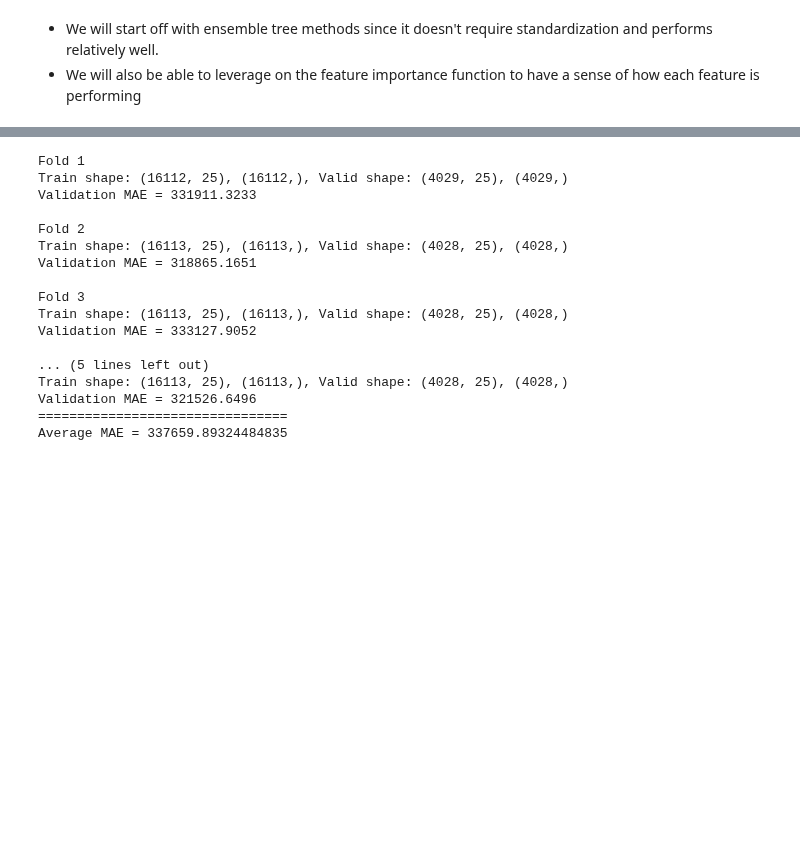
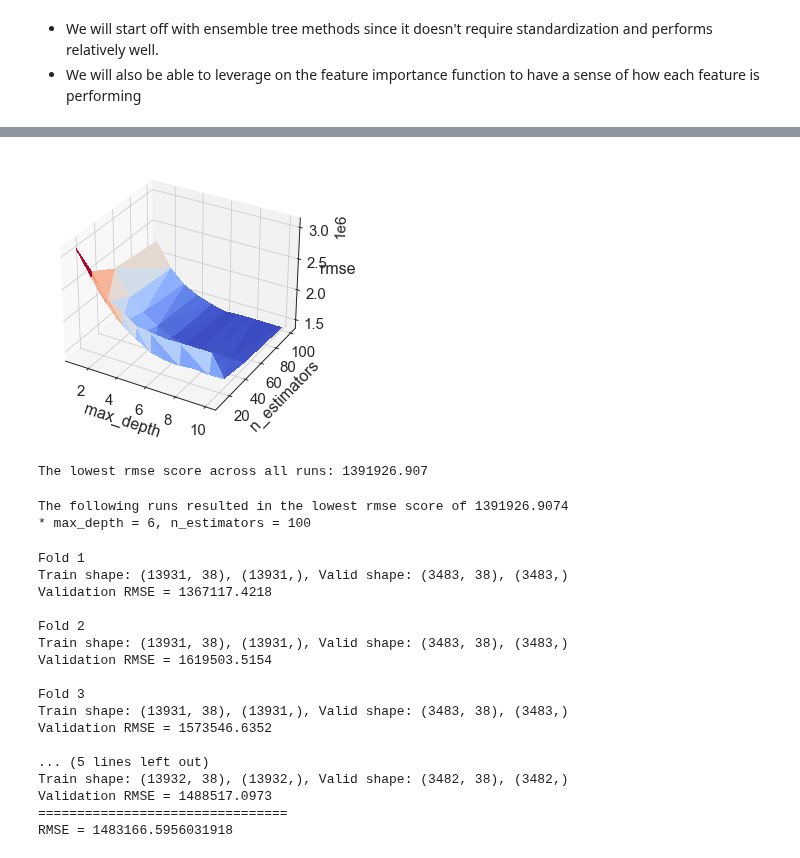
Before and after one commit to Joanna-Khek/CS5228_TeamMaverick, a Jupyter notebook: src/Training.ipynb, the cells around one changed output, grey strips where cells are left out. Drawn from its saved outputs; the diff is of its cells as text; code cells hidden in the pictures; blank space fills up the shorter version.

```diff
--- a/src/Training.ipynb
+++ b/src/Training.ipynb
@@ -64,3 +97,30 @@ k_fold = KFold(n_splits=5, shuffle=True, random_state=0)
+# %%
+fig = plt.figure()
+ax = fig.add_subplot(111, projection='3d')
+ax.set_xlabel(r'max_depth', fontsize=16)
+ax.set_ylabel(r'n_estimators', fontsize=16)
+ax.set_zlabel('rmse', fontsize=16)
+
+surf = ax.plot_trisurf(ds, ns, rmse, cmap=plt.cm.coolwarm, linewidth=0, antialiased=False)
+plt.tight_layout()
+plt.show()
+# %% [output]
+[figure, added]
+# %%
+rmse_min = np.min(rmse)
+
+print('The lowest rmse score across all runs: {:.3f}'.format(rmse_min))
+# %% [output]
+The lowest rmse score across all runs: 1391926.907
+# %%
+best_runs = np.where(rmse == rmse_min)[0]
+
+print('The following runs resulted in the lowest rmse score of {:.4f}'.format(rmse_min))
+for run in best_runs:
+    print('* max_depth = {}, n_estimators = {}'.format(ds[run], ns[run]))
+# %% [output]
+The following runs resulted in the lowest rmse score of 1391926.9074
+* max_depth = 6, n_estimators = 100
 # %%
 for fold, (train_idx, val_idx) in enumerate(k_fold.split(X, y)):
 
@@ -69,35 +129,36 @@ for fold, (train_idx, val_idx) in enumerate(k_fold.split(X, y)):
     X_val, y_val = X.iloc[val_idx,:], y[val_idx]
     print("Train shape: {}, {}, Valid shape: {}, {}".format(X_train.shape, y_train.shape, X_val.shape, y_val.shape))
 
-    rf = RandomForestRegressor().fit(X_train, y_train)
+    model = LGBMRegressor(max_depth=6, n_estimators=250)
+    model.fit(X_train, y_train)
 
-    y_pred = rf.predict(X_val)
+    y_pred = model.predict(X_val)
 
-    feat_importance["Importance_Fold"+str(fold)] = rf.feature_importances_
+    feat_importance["Importance_Fold"+str(fold)] = model.feature_importances_
 
-    mae_score = mean_absolute_error(y_val, y_pred)
-    fold_score.append(mae_score)
-    print("Validation MAE = {:.4f}".format(mae_score))
+    rmse_score = sqrt(mean_squared_error(y_val, y_pred))
+    fold_score.append(rmse_score)
+    print("Validation RMSE = {:.4f}".format(rmse_score))
 print("================================")
-print("Average MAE = {}".format(np.mean(fold_score)))
+print("RMSE = {}".format(np.mean(fold_score)))
 # %% [output]
 Fold 1
-Train shape: (16112, 25), (16112,), Valid shape: (4029, 25), (4029,)
-Validation MAE = 331911.3233
+Train shape: (13931, 38), (13931,), Valid shape: (3483, 38), (3483,)
+Validation RMSE = 1367117.4218
 
 Fold 2
-Train shape: (16113, 25), (16113,), Valid shape: (4028, 25), (4028,)
-Validation MAE = 318865.1651
+Train shape: (13931, 38), (13931,), Valid shape: (3483, 38), (3483,)
+Validation RMSE = 1619503.5154
 
 Fold 3
-Train shape: (16113, 25), (16113,), Valid shape: (4028, 25), (4028,)
-Validation MAE = 333127.9052
+Train shape: (13931, 38), (13931,), Valid shape: (3483, 38), (3483,)
+Validation RMSE = 1573546.6352
 
 ... (5 lines left out)
-Train shape: (16113, 25), (16113,), Valid shape: (4028, 25), (4028,)
-Validation MAE = 321526.6496
+Train shape: (13932, 38), (13932,), Valid shape: (3482, 38), (3482,)
+Validation RMSE = 1488517.0973
 ================================
-Average MAE = 337659.89324484835
+RMSE = 1483166.5956031918
 # %%
 average_importance = np.mean(feat_importance, axis=1)
 average_importance = average_importance.reset_index()
```
Also changed, not shown: parts of 18 cells of this notebook, 34 other files.
